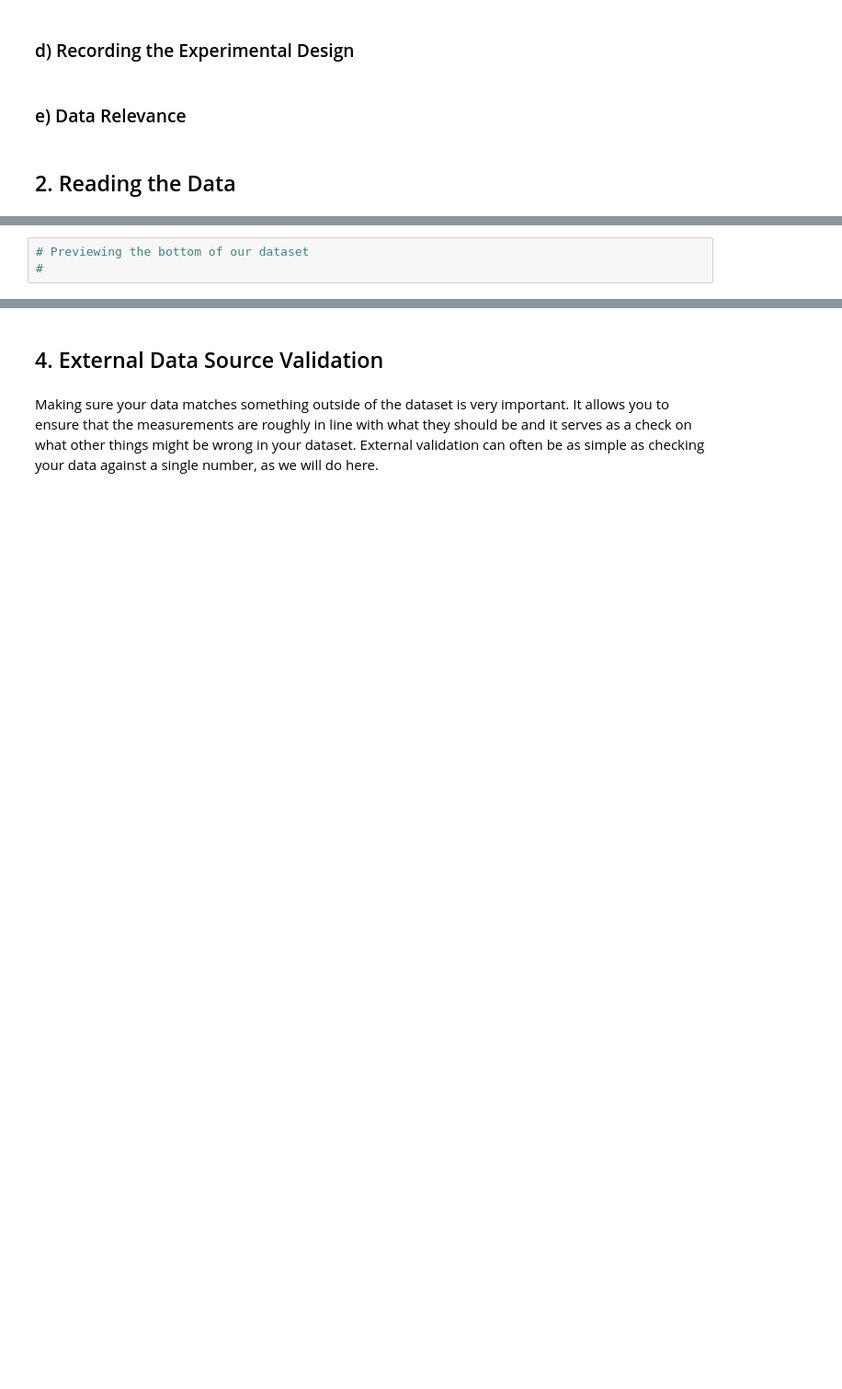
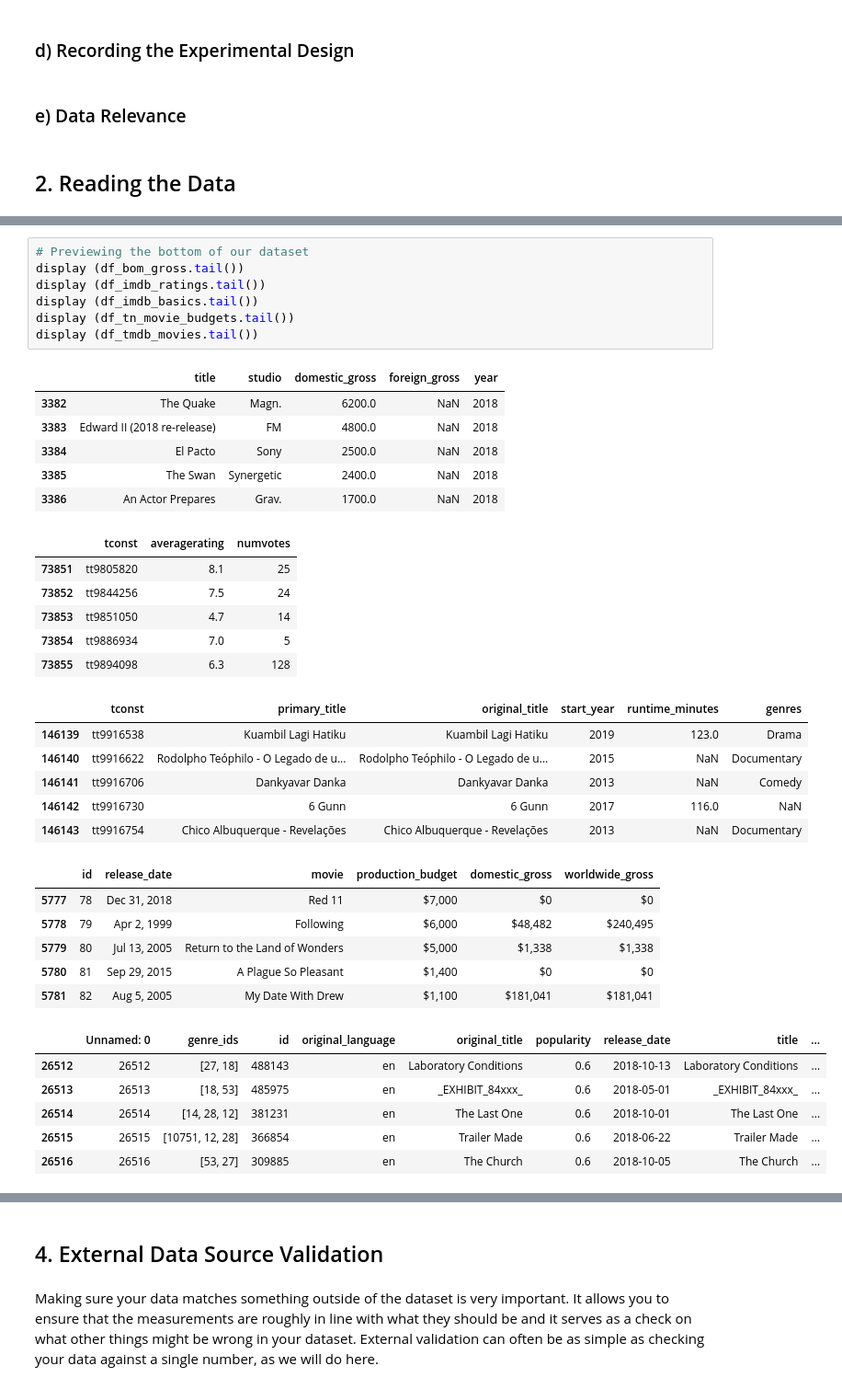
Before and after one commit to PerisWamoni/BoxOffice_Analysis, a Jupyter notebook: Box Office Analysis.ipynb, the cells around one changed output, grey strips where cells are left out. Shown: that part at 92% size. Cells and saved outputs as stored; diff of their text form; blank space fills up the shorter version.

```diff
--- a/Box Office Analysis.ipynb
+++ b/Box Office Analysis.ipynb
@@ -41,5 +103,40 @@ Microsoft sees all the big companies creating original video content and they wa
 # %%
 # Previewing the bottom of our dataset
-#
+display (df_bom_gross.tail())
+display (df_imdb_ratings.tail())
+display (df_imdb_basics.tail())
+display (df_tn_movie_budgets.tail())
+display (df_tmdb_movies.tail())
+# %% [output]
+|  | title | studio | domestic_gross | foreign_gross | year |
+| 3382 | The Quake | Magn. | 6200.0 | NaN | 2018 |
+| 3383 | Edward II (2018 re-release) | FM | 4800.0 | NaN | 2018 |
+| 3384 | El Pacto | Sony | 2500.0 | NaN | 2018 |
+| 3385 | The Swan | Synergetic | 2400.0 | NaN | 2018 |
+| 3386 | An Actor Prepares | Grav. | 1700.0 | NaN | 2018 |
+|  | tconst | averagerating | numvotes |
+| 73851 | tt9805820 | 8.1 | 25 |
+| 73852 | tt9844256 | 7.5 | 24 |
+| 73853 | tt9851050 | 4.7 | 14 |
+| 73854 | tt9886934 | 7.0 | 5 |
+| 73855 | tt9894098 | 6.3 | 128 |
+|  | tconst | primary_title | original_title | start_year | runtime_minutes | genres |
+| 146139 | tt9916538 | Kuambil Lagi Hatiku | Kuambil Lagi Hatiku | 2019 | 123.0 | Drama |
+| 146140 | tt9916622 | Rodolpho Teóphilo - O Legado de u... | Rodolpho Teóphilo - O Legado de u... | 2015 | NaN | Documentary |
+| 146141 | tt9916706 | Dankyavar Danka | Dankyavar Danka | 2013 | NaN | Comedy |
+| 146142 | tt9916730 | 6 Gunn | 6 Gunn | 2017 | 116.0 | NaN |
+| 146143 | tt9916754 | Chico Albuquerque - Revelações | Chico Albuquerque - Revelações | 2013 | NaN | Documentary |
+|  | id | release_date | movie | production_budget | domestic_gross | worldwide_gross |
+| 5777 | 78 | Dec 31, 2018 | Red 11 | $7,000 | $0 | $0 |
+| 5778 | 79 | Apr 2, 1999 | Following | $6,000 | $48,482 | $240,495 |
+| 5779 | 80 | Jul 13, 2005 | Return to the Land of Wonders | $5,000 | $1,338 | $1,338 |
+| 5780 | 81 | Sep 29, 2015 | A Plague So Pleasant | $1,400 | $0 | $0 |
+| 5781 | 82 | Aug 5, 2005 | My Date With Drew | $1,100 | $181,041 | $181,041 |
+|  | Unnamed: 0 | genre_ids | id | original_language | original_title | popularity | release_date | title | ... |
+| 26512 | 26512 | [27, 18] | 488143 | en | Laboratory Conditions | 0.6 | 2018-10-13 | Laboratory Conditions | ... |
+| 26513 | 26513 | [18, 53] | 485975 | en | _EXHIBIT_84xxx_ | 0.6 | 2018-05-01 | _EXHIBIT_84xxx_ | ... |
+| 26514 | 26514 | [14, 28, 12] | 381231 | en | The Last One | 0.6 | 2018-10-01 | The Last One | ... |
+| 26515 | 26515 | [10751, 12, 28] | 366854 | en | Trailer Made | 0.6 | 2018-06-22 | Trailer Made | ... |
+| 26516 | 26516 | [53, 27] | 309885 | en | The Church | 0.6 | 2018-10-05 | The Church | ... |
 # %%
 # Checking whether each column has an appropriate datatype
```
Also changed, not shown: parts of 14 cells of this notebook.
